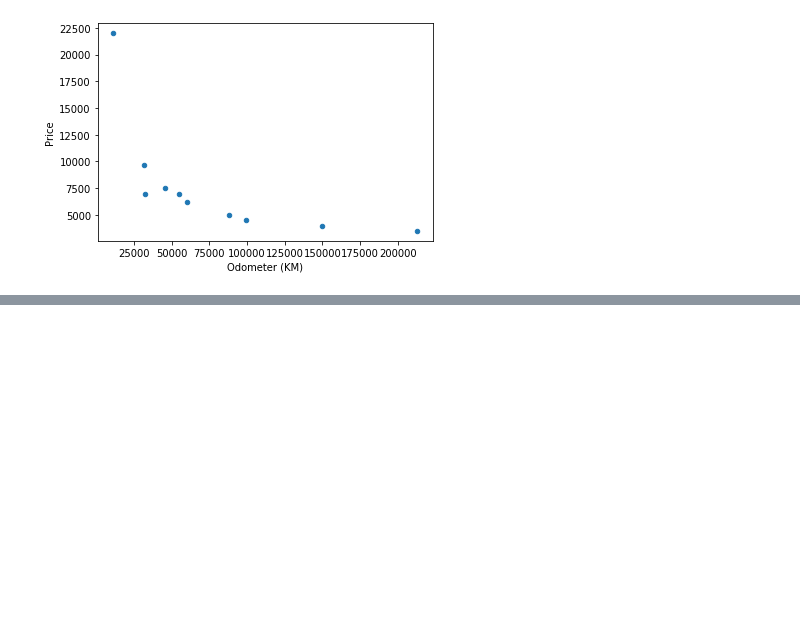
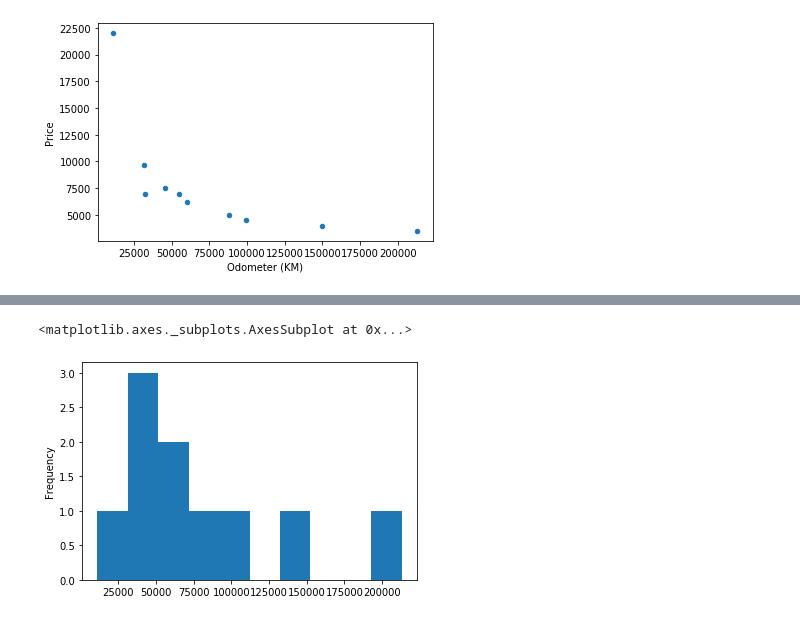
Before and after one commit to AnalystGagan/Machine-Learning-Notebooks, a Jupyter notebook: Introduction-to-Matplotlib.ipynb, the cells around one changed output, grey strips where cells are left out. Saved outputs shown, nothing was run; the diff lists cells and outputs as text; code cells hidden in the pictures; blank space fills up the shorter version.

```diff
--- a/Introduction-to-Matplotlib.ipynb
+++ b/Introduction-to-Matplotlib.ipynb
@@ -305,0 +364,5 @@ car_sales.plot(x="Odometer (KM)", y='Price',kind='scatter');
+# %%
+car_sales['Odometer (KM)'].plot(kind='hist')
+# %% [output]
+<matplotlib.axes._subplots.AxesSubplot at 0x...>
+[figure, added]
```
Also changed, not shown: parts of 7 cells of this notebook.
